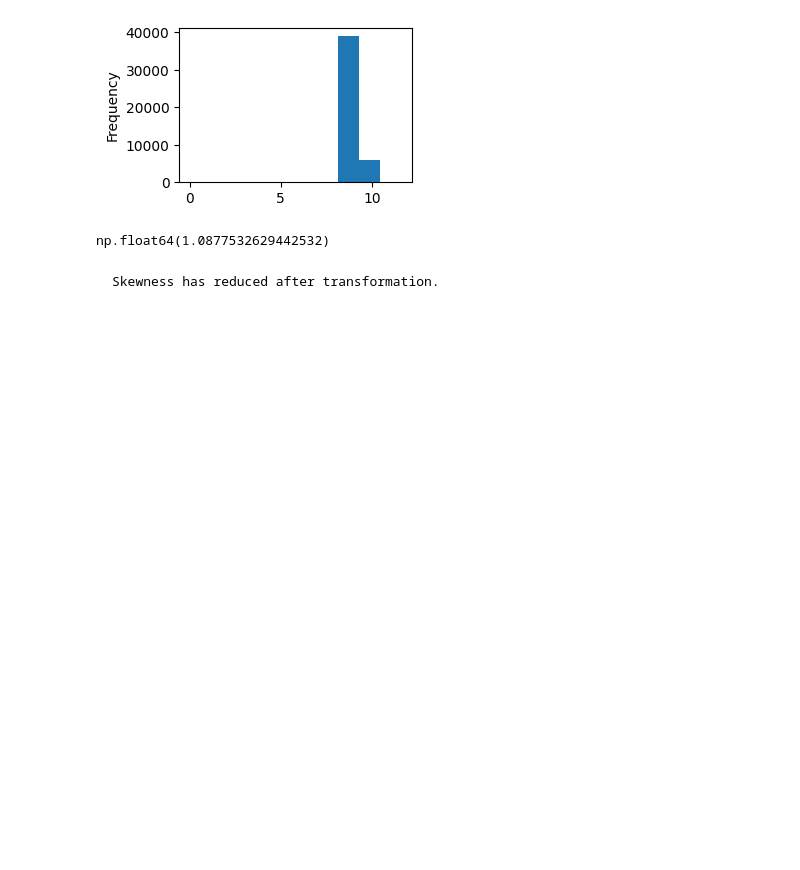
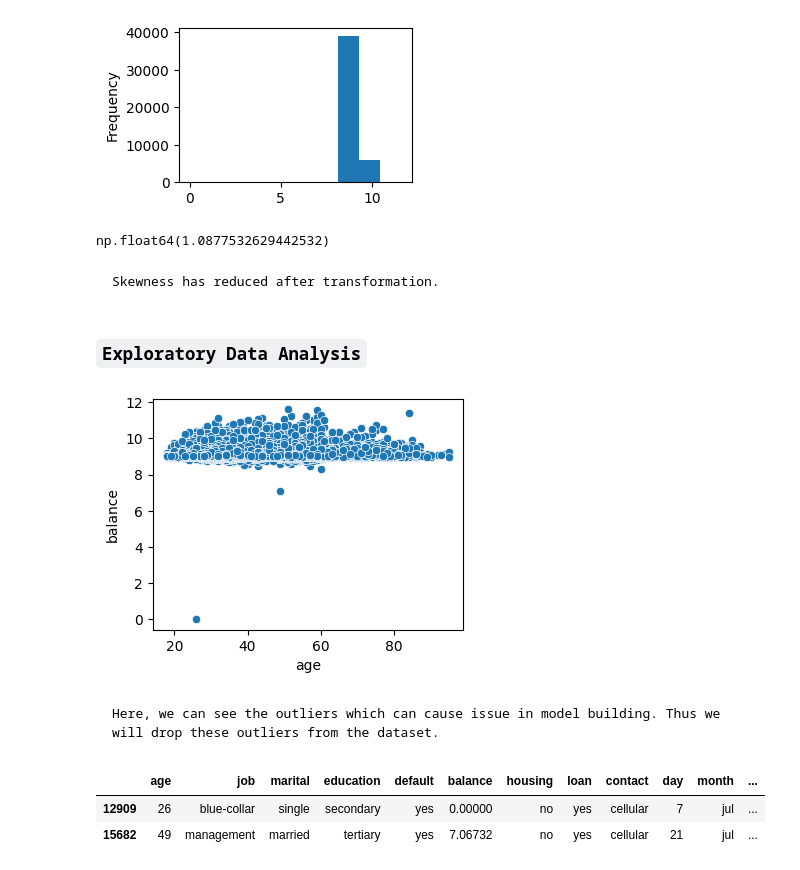
Before and after one commit to Padhanaya/apex-project2, a Jupyter notebook: apex.ipynb, the cells around one changed output. Cells and saved outputs as stored; diff of their text form; code cells hidden in the pictures; blank space fills up the shorter version.

`````diff
--- a/apex.ipynb
+++ b/apex.ipynb
@@ -412,3 +414,23 @@ np.float64(1.0877532629442532)
 ```
 Skewness has reduced after transformation.
 ````
+# %% [markdown]
+### `Exploratory Data Analysis`
+# %%
+# Understanding the relation between age and balance.
+plt.figure(figsize = (4, 3))
+sns.scatterplot(x = df["age"], y = df['balance'])
+plt.show()
+# %% [output]
+[figure, added]
+# %% [markdown]
+```
+Here, we can see the outliers which can cause issue in model building. Thus we will drop these outliers from the dataset.
+```
+# %%
+# Finding index number of outliers.
+df[(df['age'] <60) & (df["balance"] <8)]
+# %% [output]
+|  | age | job | marital | education | default | balance | housing | loan | contact | day | month | ... |
+| 12909 | 26 | blue-collar | single | secondary | yes | 0.00000 | no | yes | cellular | 7 | jul | ... |
+| 15682 | 49 | management | married | tertiary | yes | 7.06732 | no | yes | cellular | 21 | jul | ... |
`````
Also changed, not shown: parts of 16 cells of this notebook.
